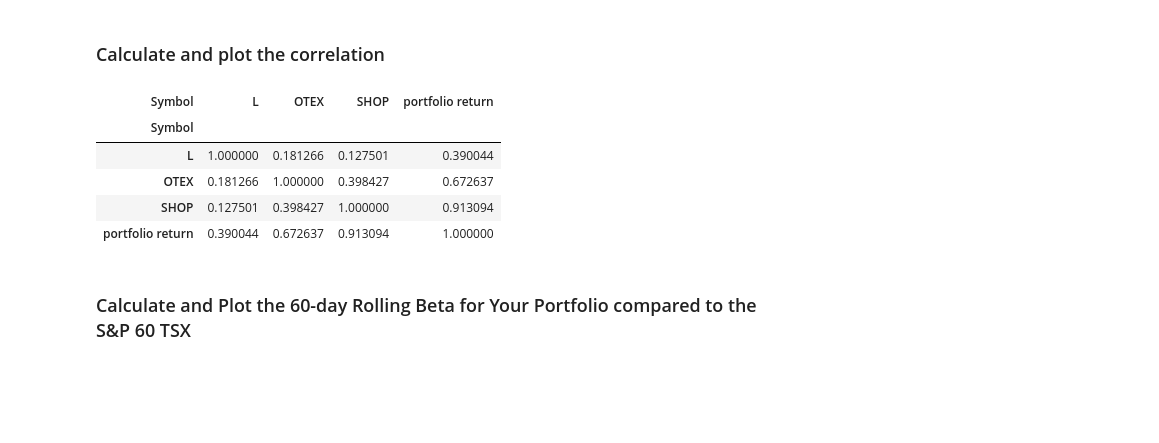
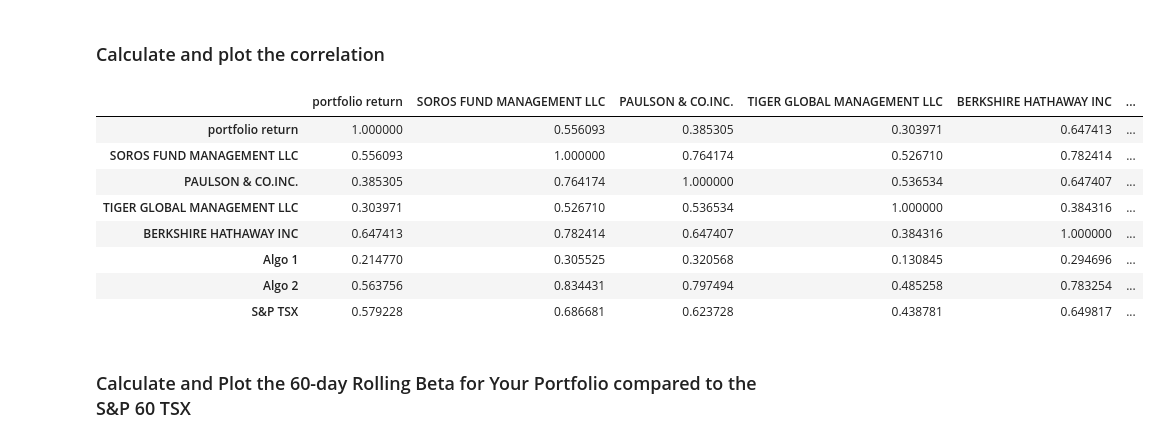
Before and after one commit to bleachevil/Pandas-homework, a Jupyter notebook: whale_analysis.ipynb, the cells around one changed output. Cells and saved outputs as stored; diff of their text form; code cells hidden in the pictures; blank space fills up the shorter version.

```diff
--- a/whale_analysis.ipynb
+++ b/whale_analysis.ipynb
@@ -634,15 +640,18 @@ acdf.rolling(window=21).std().plot()
 ### Calculate and plot the correlation
 # %%
 # Calculate and plot the correlation
-acdf.corr()
-acdf.corr().style.background_gradient(cmap="summer")
+totaldf.corr()
+totaldf.corr().style.background_gradient(cmap="summer")
 # %% [output]
-| Symbol | L | OTEX | SHOP | portfolio return |
-| Symbol |  |  |  |  |
-| L | 1.000000 | 0.181266 | 0.127501 | 0.390044 |
-| OTEX | 0.181266 | 1.000000 | 0.398427 | 0.672637 |
-| SHOP | 0.127501 | 0.398427 | 1.000000 | 0.913094 |
-| portfolio return | 0.390044 | 0.672637 | 0.913094 | 1.000000 |
+|  | portfolio return | SOROS FUND MANAGEMENT LLC | PAULSON & CO.INC. | TIGER GLOBAL MANAGEMENT LLC | BERKSHIRE HATHAWAY INC | ... |
+| portfolio return | 1.000000 | 0.556093 | 0.385305 | 0.303971 | 0.647413 | ... |
+| SOROS FUND MANAGEMENT LLC | 0.556093 | 1.000000 | 0.764174 | 0.526710 | 0.782414 | ... |
+| PAULSON & CO.INC. | 0.385305 | 0.764174 | 1.000000 | 0.536534 | 0.647407 | ... |
+| TIGER GLOBAL MANAGEMENT LLC | 0.303971 | 0.526710 | 0.536534 | 1.000000 | 0.384316 | ... |
+| BERKSHIRE HATHAWAY INC | 0.647413 | 0.782414 | 0.647407 | 0.384316 | 1.000000 | ... |
+| Algo 1 | 0.214770 | 0.305525 | 0.320568 | 0.130845 | 0.294696 | ... |
+| Algo 2 | 0.563756 | 0.834431 | 0.797494 | 0.485258 | 0.783254 | ... |
+| S&P TSX | 0.579228 | 0.686681 | 0.623728 | 0.438781 | 0.649817 | ... |
 # %% [markdown]
 ### Calculate and Plot the 60-day Rolling Beta for Your Portfolio compared to the S&P 60 TSX
 # %%
```
Also changed, not shown: parts of 4 cells of this notebook.
